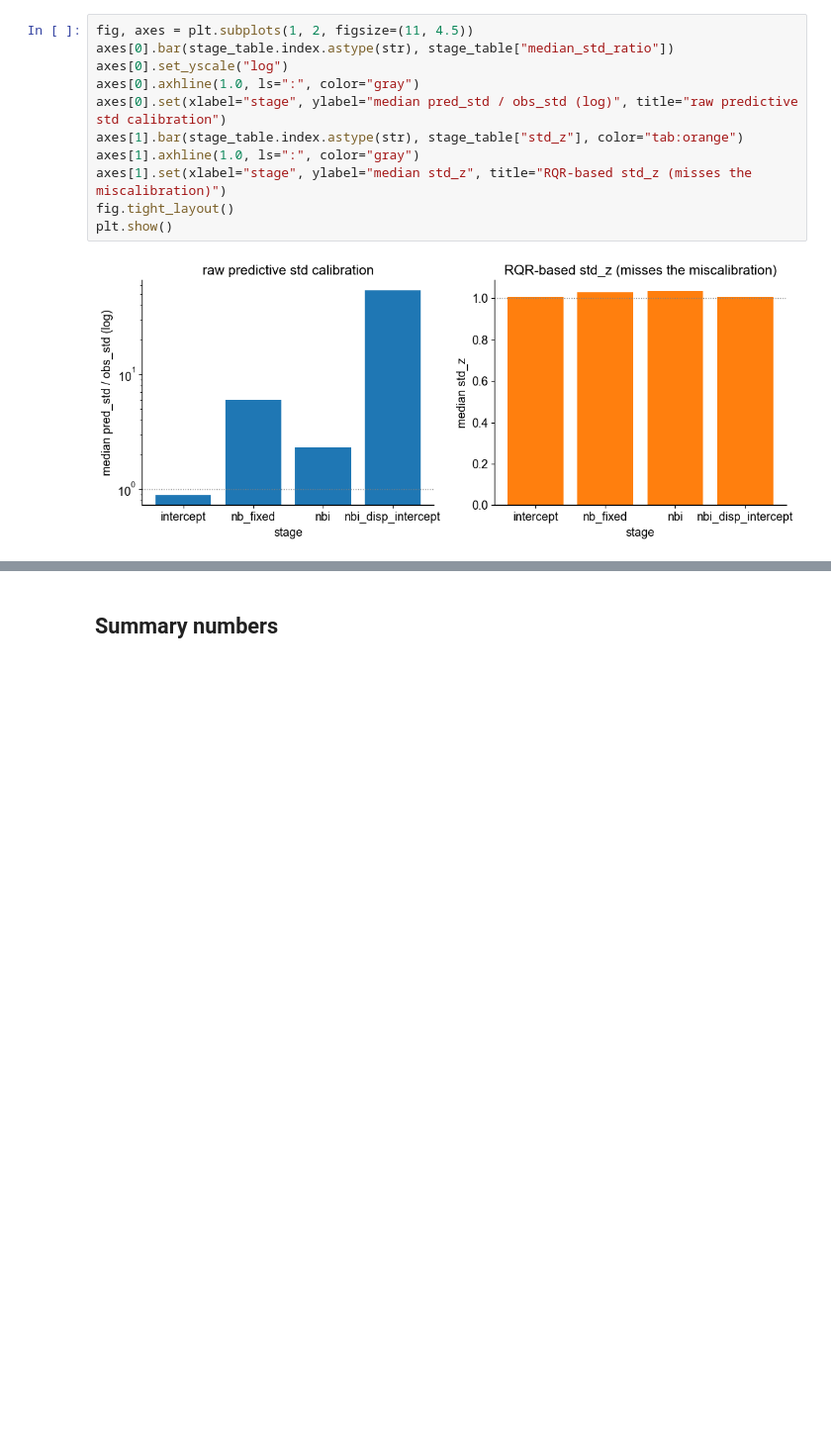
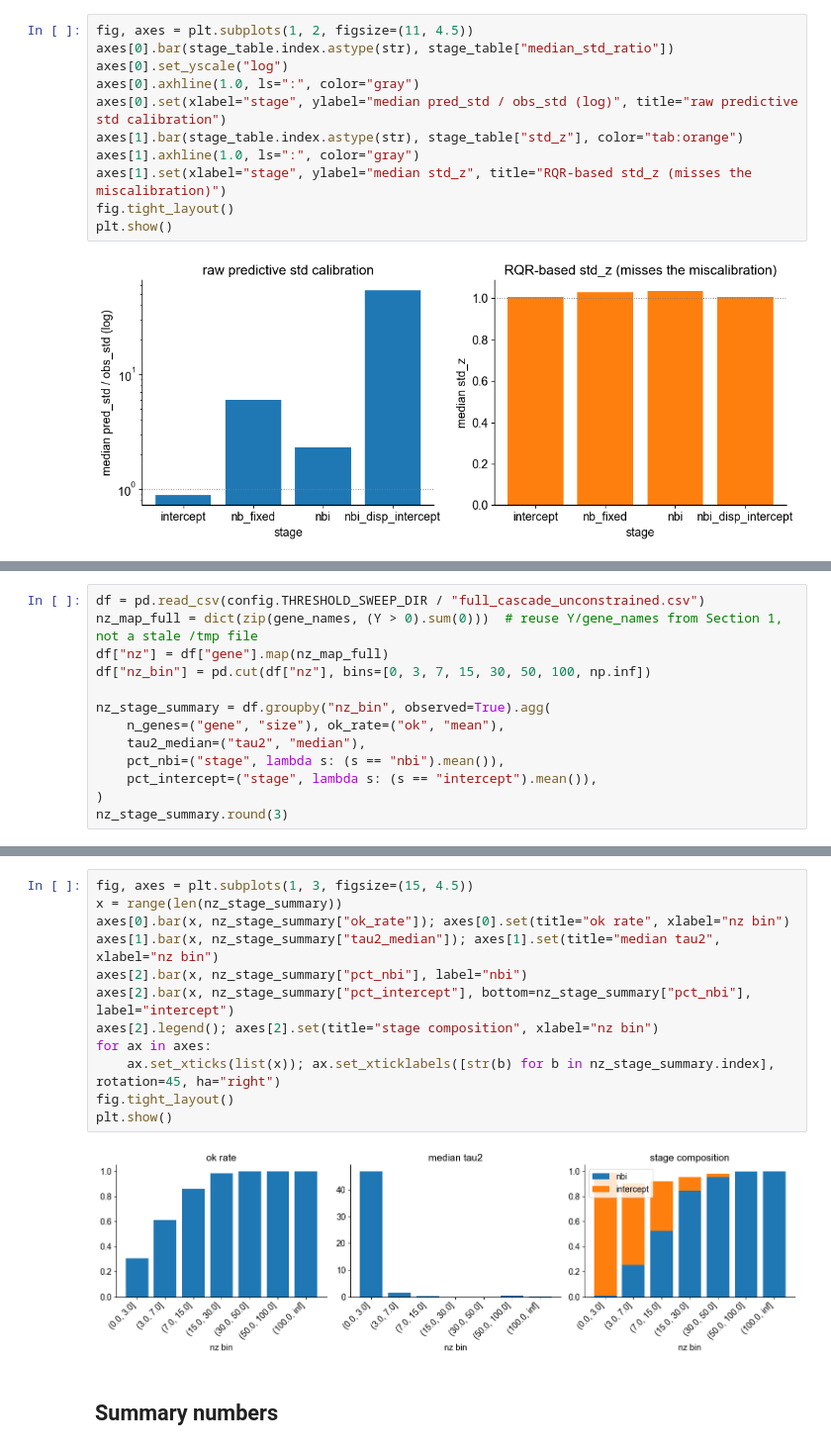
Before and after one commit to jmj3078/cfRNA_Disentaglement, a Jupyter notebook: MixedEffectsModeling/demotion_dispersion_diagnostics.ipynb, the cells around one changed output, grey strips where cells are left out. Shown at 99% size. Drawn from its saved outputs; the diff is of its cells as text; blank space fills up the shorter version.

```diff
--- a/MixedEffectsModeling/demotion_dispersion_diagnostics.ipynb
+++ b/MixedEffectsModeling/demotion_dispersion_diagnostics.ipynb
@@ -181,0 +184,13 @@ plt.show()
+# %%
+df = pd.read_csv(config.THRESHOLD_SWEEP_DIR / "full_cascade_unconstrained.csv")
+nz_map_full = dict(zip(gene_names, (Y > 0).sum(0)))  # reuse Y/gene_names from Section 1, not a stale /tmp file
+df["nz"] = df["gene"].map(nz_map_full)
+df["nz_bin"] = pd.cut(df["nz"], bins=[0, 3, 7, 15, 30, 50, 100, np.inf])
+
+nz_stage_summary = df.groupby("nz_bin", observed=True).agg(
+    n_genes=("gene", "size"), ok_rate=("ok", "mean"),
+    tau2_median=("tau2", "median"),
+    pct_nbi=("stage", lambda s: (s == "nbi").mean()),
+    pct_intercept=("stage", lambda s: (s == "intercept").mean()),
+)
+nz_stage_summary.round(3)
@@ -182,3 +207,17 @@ plt.show()
+# %%
+fig, axes = plt.subplots(1, 3, figsize=(15, 4.5))
+x = range(len(nz_stage_summary))
+axes[0].bar(x, nz_stage_summary["ok_rate"]); axes[0].set(title="ok rate", xlabel="nz bin")
+axes[1].bar(x, nz_stage_summary["tau2_median"]); axes[1].set(title="median tau2", xlabel="nz bin")
+axes[2].bar(x, nz_stage_summary["pct_nbi"], label="nbi")
+axes[2].bar(x, nz_stage_summary["pct_intercept"], bottom=nz_stage_summary["pct_nbi"], label="intercept")
+axes[2].legend(); axes[2].set(title="stage composition", xlabel="nz bin")
+for ax in axes:
+    ax.set_xticks(list(x)); ax.set_xticklabels([str(b) for b in nz_stage_summary.index], rotation=45, ha="right")
+fig.tight_layout()
+plt.show()
+# %% [output]
+[figure, added]
 # %% [markdown]
 ## Summary numbers
 # %%
```
Also changed, not shown: parts of 4 cells of this notebook, 4 other files.
